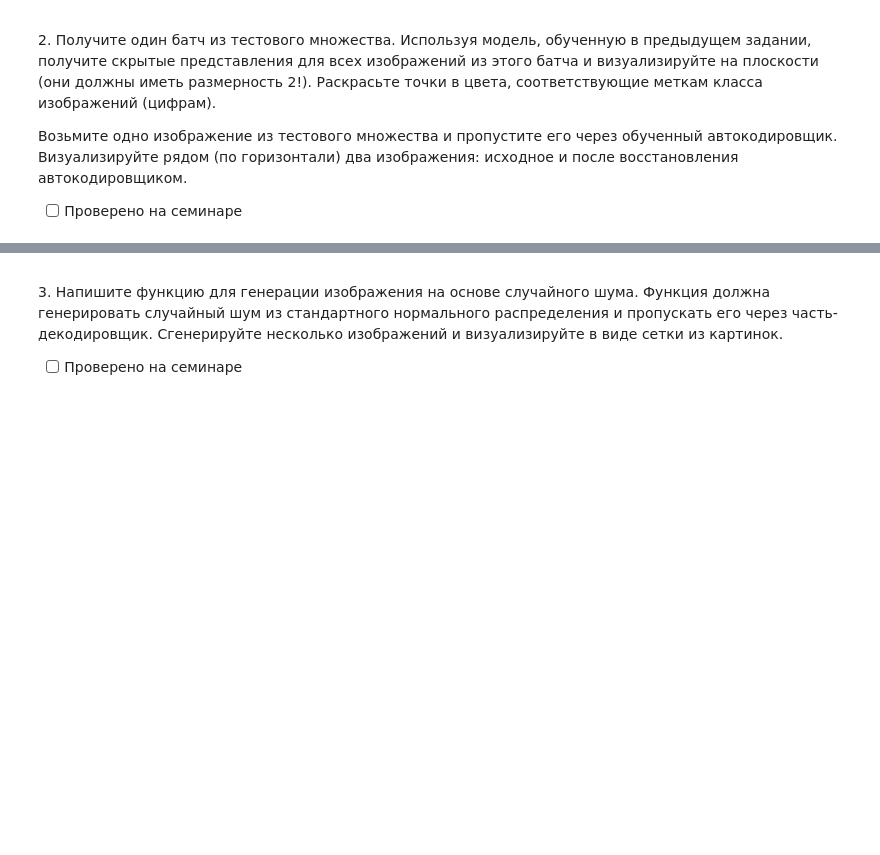
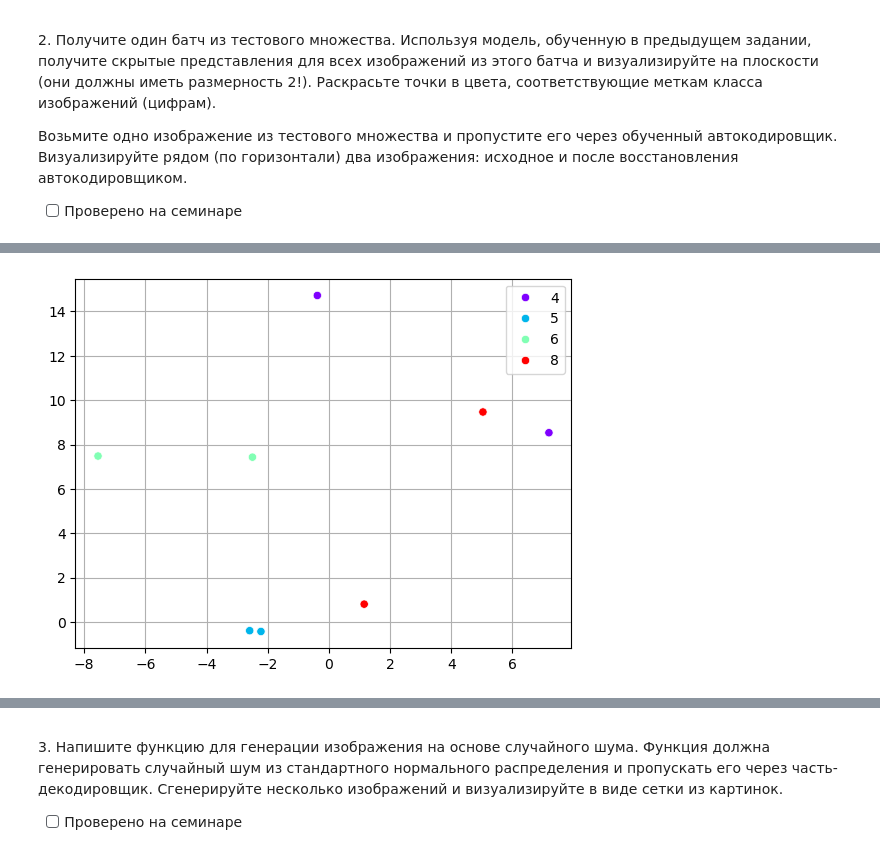
Before and after one commit to kekwak/Deep-Learning, a Jupyter notebook: 07_encoders/07_1_autoencoders.ipynb, the cells around one changed output, grey strips where cells are left out. Saved outputs shown, nothing was run; the diff lists cells and outputs as text; code cells hidden in the pictures; blank space fills up the shorter version.

```diff
--- a/07_encoders/07_1_autoencoders.ipynb
+++ b/07_encoders/07_1_autoencoders.ipynb
@@ -42,0 +92,32 @@ $\hat{x} = g_\phi(z)$
+# %%
+optimizer = optim.AdamW(model.parameters(), lr=2e-4)
+critertion = nn.MSELoss()
+# %%
+num_epochs = 20
+for epoch in range(num_epochs):
+    model.train()
+    loss_train = 0
+    for images, classes, in tqdm(train_loader, desc=f'Epoch {epoch+1}/{num_epochs} Train'):
+        images = images.flatten(start_dim=1).to(device)
+
+        out = model(images)
+
+        loss = critertion(images, out)
+        loss_train += loss.item()
+
+        optimizer.zero_grad()
+        loss.backward()
+        optimizer.step()
+
+    model.eval()
+    loss_val = 0
+    with th.no_grad():
+        for images, classes, in tqdm(test_loader, desc=f'Epoch {epoch+1}/{num_epochs} Val'):
+            images = images.flatten(start_dim=1).to(device)
+
+            out = model(images)
+
+            loss = critertion(images, out)
+            loss_val += loss.item()
+
+    print(f'  - Train Loss: {loss_train / len(train_loader):.4f} Val Loss: {loss_val / len(test_loader):.4f}')
@@ -51,0 +150,5 @@ $\hat{x} = g_\phi(z)$
+# %%
+images, classes = next(iter(test_loader))
+images = images.flatten(start_dim=1).to(device)
+encoder_out = model.encoder(images)
+encoder_out
@@ -51,0 +164,8 @@ $\hat{x} = g_\phi(z)$
+# %%
+data_xy = encoder_out.cpu().detach().numpy()
+classes_np = classes.cpu().numpy()
+sns.scatterplot(x=data_xy[:, 0], y=data_xy[:, 1], hue=classes_np, palette='rainbow')
+plt.grid(True)
+plt.show()
+# %% [output]
+[figure, added]
```
Also changed, not shown: parts of 23 cells of this notebook.
